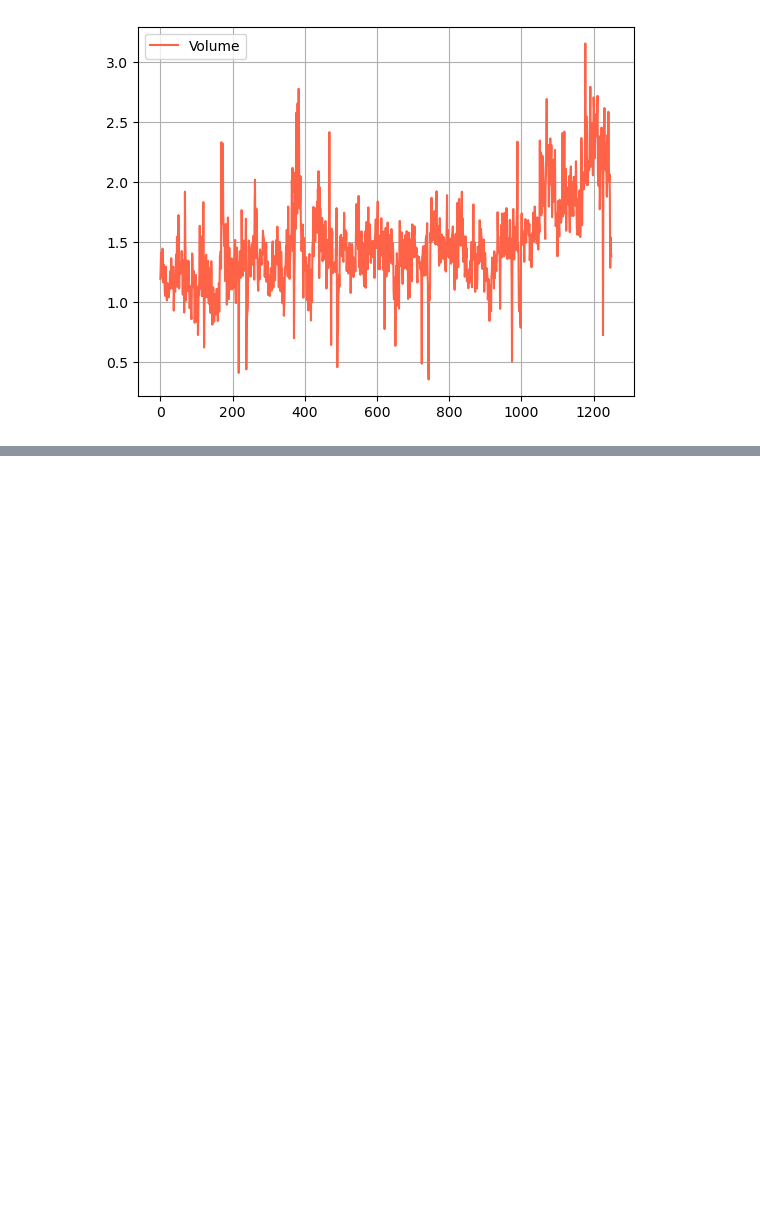
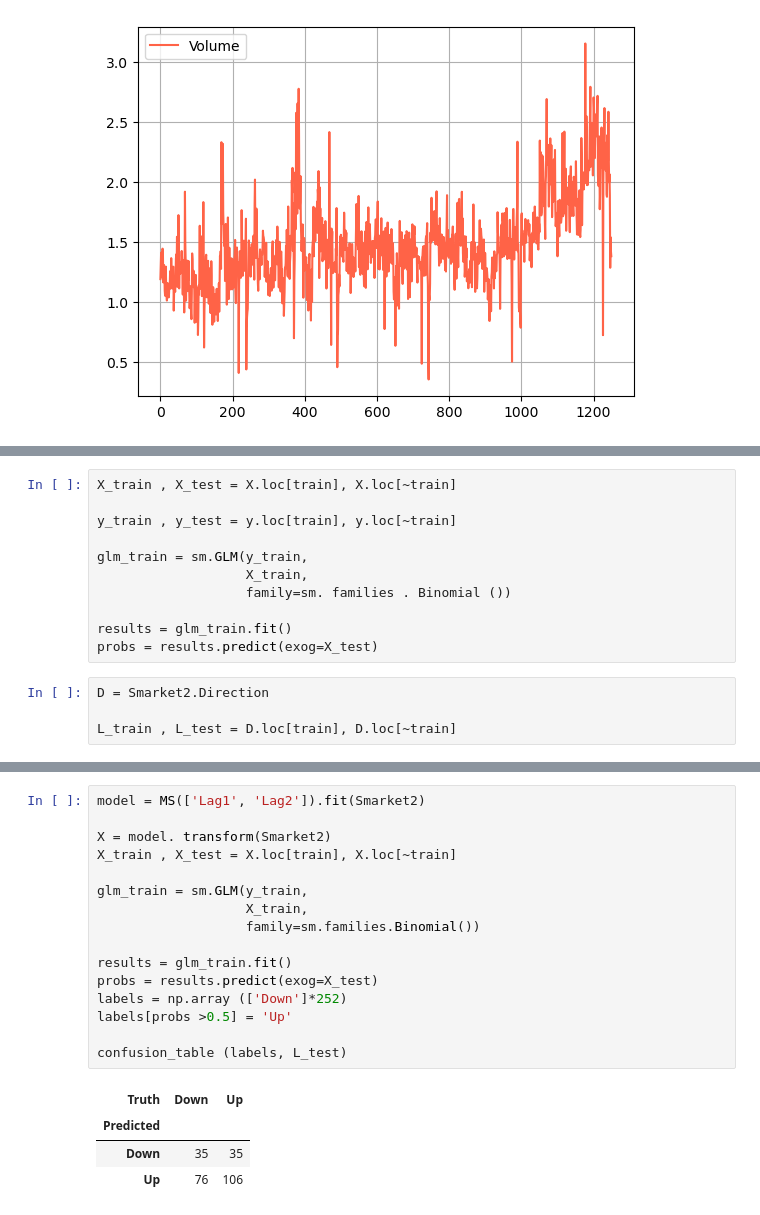
Before and after one commit to joakor89/An-Introduction-to-Statistical-Learning, a Jupyter notebook: chap_04/04_CLASS.ipynb, the cells around one changed output, grey strips where cells are left out. Cells and saved outputs as stored; diff of their text form; blank space fills up the shorter version.

```diff
--- a/chap_04/04_CLASS.ipynb
+++ b/chap_04/04_CLASS.ipynb
@@ -136,0 +212,15 @@ plt.show()
+# %%
+X_train , X_test = X.loc[train], X.loc[~train]
+
+y_train , y_test = y.loc[train], y.loc[~train]
+
+glm_train = sm.GLM(y_train,
+                   X_train,
+                   family=sm. families . Binomial ())
+
+results = glm_train.fit()
+probs = results.predict(exog=X_test)
+# %%
+D = Smarket2.Direction
+
+L_train , L_test = D.loc[train], D.loc[~train]
@@ -136,0 +252,21 @@ plt.show()
+# %%
+model = MS(['Lag1', 'Lag2']).fit(Smarket2)
+
+X = model. transform(Smarket2)
+X_train , X_test = X.loc[train], X.loc[~train]
+
+glm_train = sm.GLM(y_train,
+                   X_train,
+                   family=sm.families.Binomial())
+
+results = glm_train.fit()
+probs = results.predict(exog=X_test)
+labels = np.array (['Down']*252)
+labels[probs >0.5] = 'Up'
+
+confusion_table (labels, L_test)
+# %% [output]
+| Truth | Down | Up |
+| Predicted |  |  |
+| Down | 35 | 35 |
+| Up | 76 | 106 |
```
Also changed, not shown: parts of 17 cells of this notebook.
